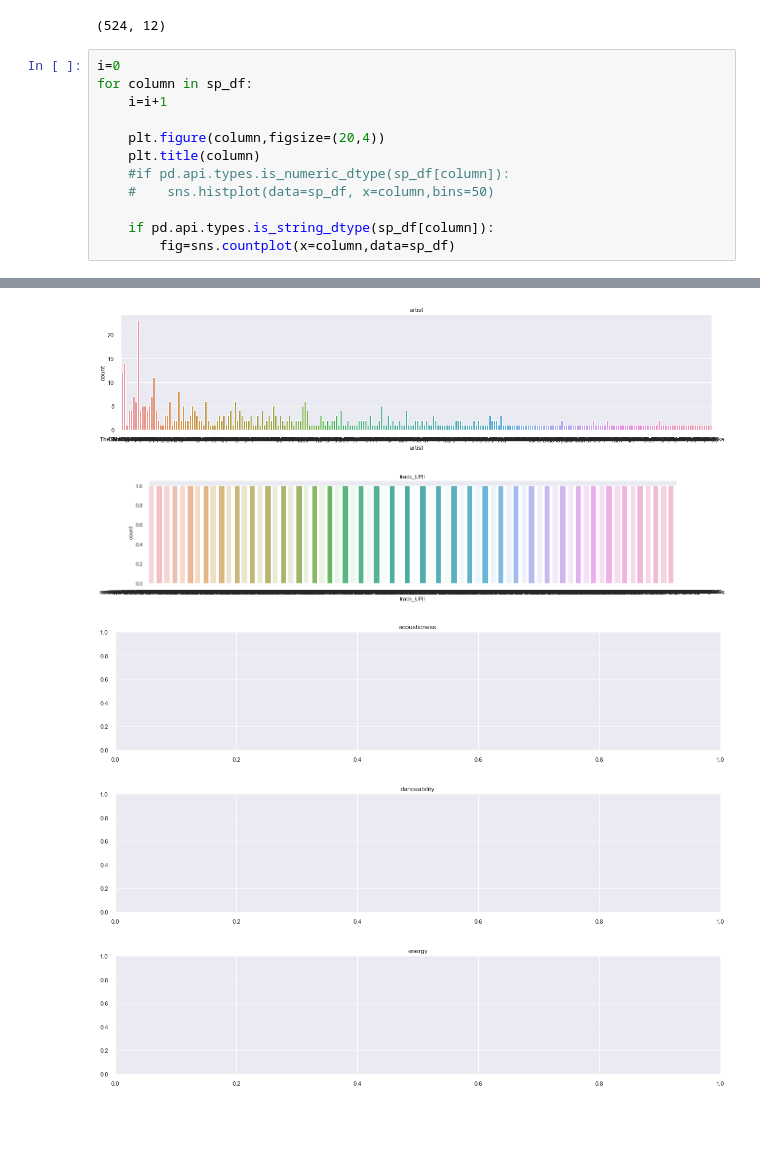
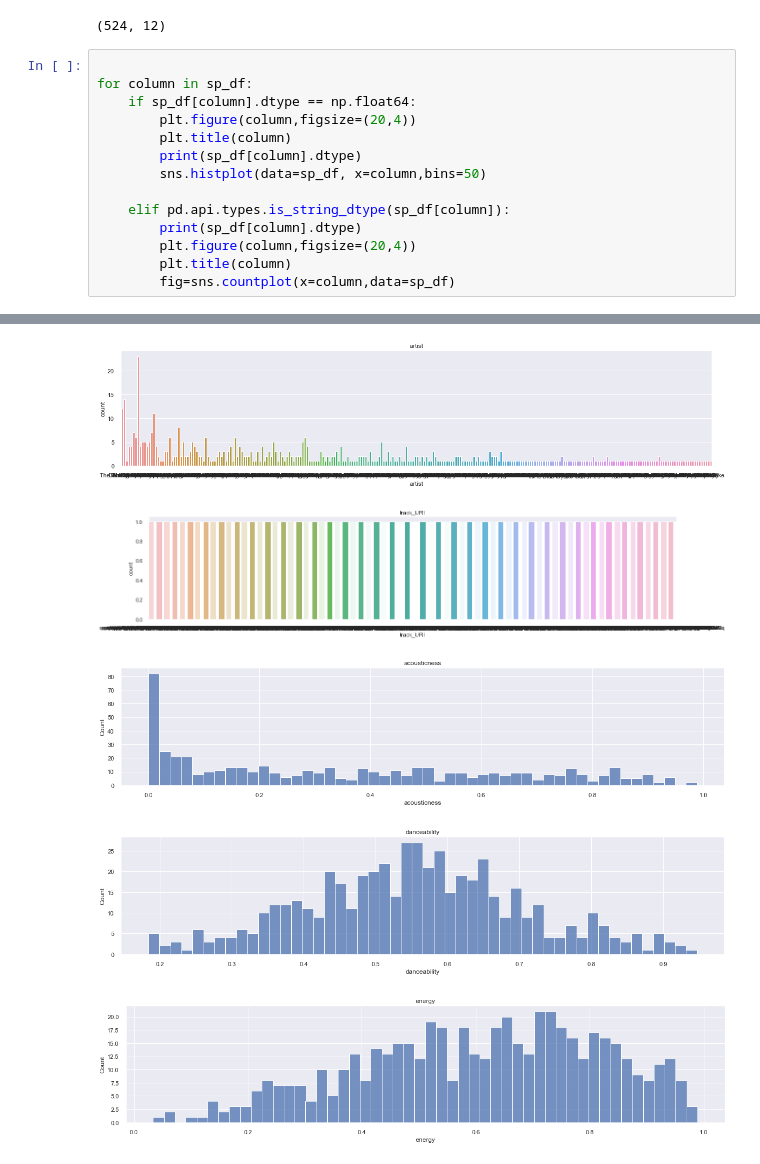
Before and after one commit to MoGGit/Spotify-Audio-Clustring, a Jupyter notebook: Music-clustring.ipynb, the cells around one changed output, grey strips where cells are left out. Drawn from its saved outputs; the diff is of its cells as text; blank space fills up the shorter version.

```diff
--- a/Music-clustring.ipynb
+++ b/Music-clustring.ipynb
@@ -170,15 +170,17 @@ sp_df.shape
 # %% [output]
 (524, 12)
 # %%
-i=0
+
 for column in sp_df:
-    i=i+1
+    if sp_df[column].dtype == np.float64:
+        plt.figure(column,figsize=(20,4))
+        plt.title(column)
+        print(sp_df[column].dtype)
+        sns.histplot(data=sp_df, x=column,bins=50)
 
-    plt.figure(column,figsize=(20,4))
-    plt.title(column)
-    #if pd.api.types.is_numeric_dtype(sp_df[column]):
-    #    sns.histplot(data=sp_df, x=column,bins=50)
-
-    if pd.api.types.is_string_dtype(sp_df[column]):
+    elif pd.api.types.is_string_dtype(sp_df[column]):
+        print(sp_df[column].dtype)
+        plt.figure(column,figsize=(20,4))
+        plt.title(column)
         fig=sns.countplot(x=column,data=sp_df)
 # %% [output]
@@ -185,6 +199,6 @@ for column in sp_df:
 [figure]
 [figure]
 [figure]
-[figure, old version]
+[figure, new version]
-[figure, old version]
+[figure, new version]
-[figure, old version]
+[figure, new version]
```
Also changed, not shown: parts of 1 cell of this notebook.
